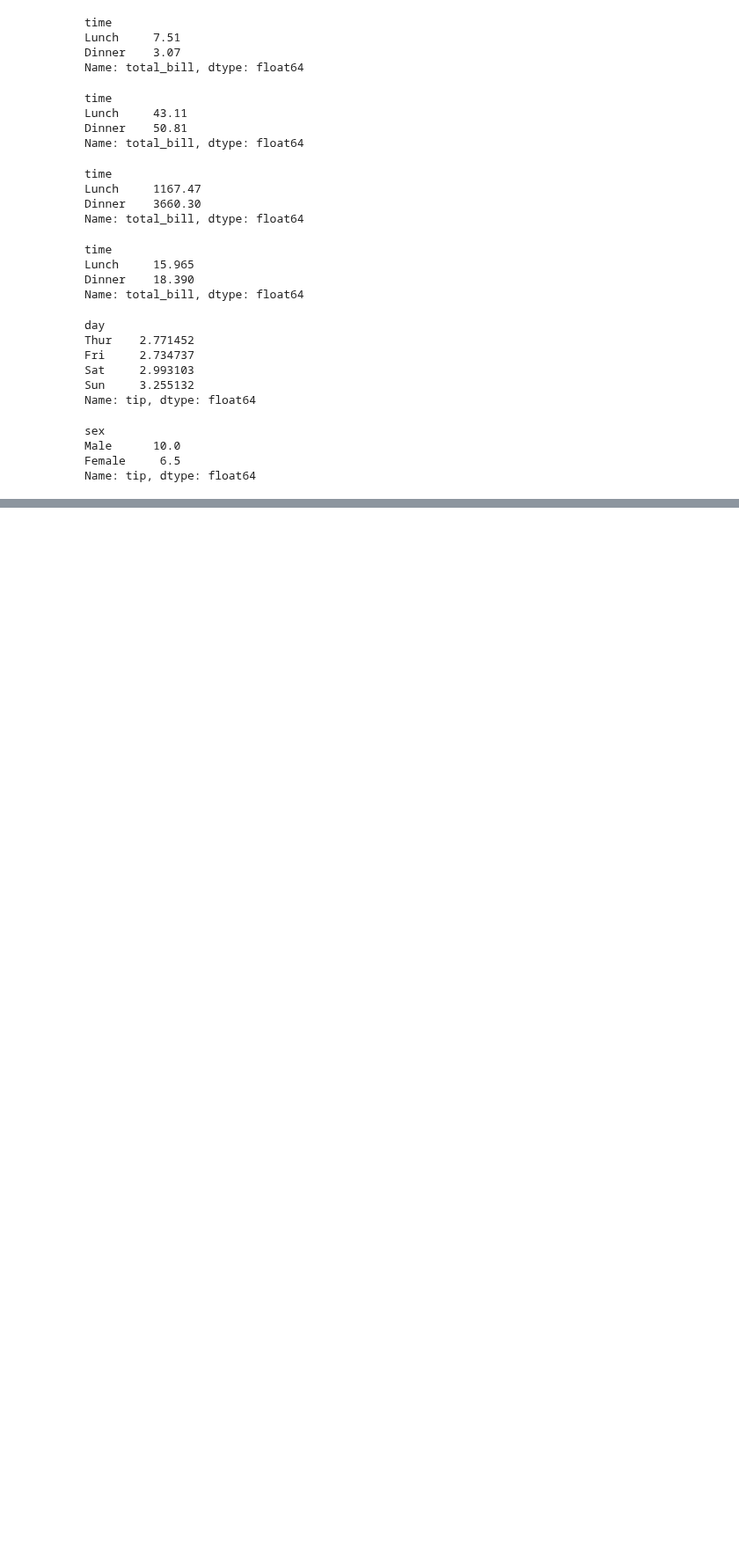
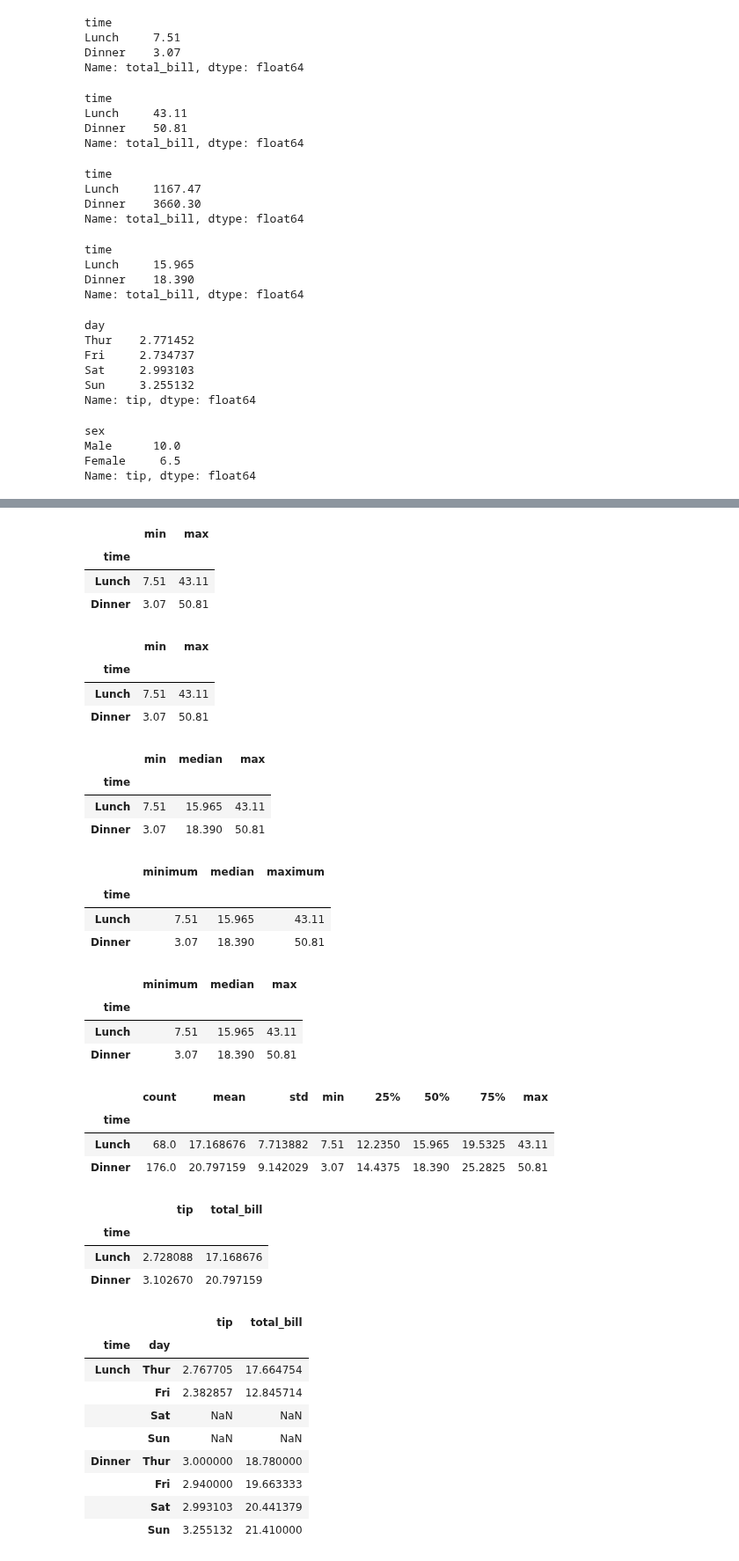
Before and after one commit to tmiller0335/Mod_2, a Jupyter notebook: Week_1/Complete_Guide_to_Python_Pandas_Groupby.ipynb, the cells around one changed output, grey strips where cells are left out. Shown at 88% size. Cells and saved outputs as stored; diff of their text form; code cells hidden in the pictures; blank space fills up the shorter version.

```diff
--- a/Week_1/Complete_Guide_to_Python_Pandas_Groupby.ipynb
+++ b/Week_1/Complete_Guide_to_Python_Pandas_Groupby.ipynb
@@ -145,0 +156,64 @@ Name: tip, dtype: float64
+# %%
+#multiple caculations .agg() + formats
+
+df.groupby('time')['total_bill'].agg(['min', 'max'])
+# %% [output]
+|  | min | max |
+| time |  |  |
+| Lunch | 7.51 | 43.11 |
+| Dinner | 3.07 | 50.81 |
+# %%
+df.groupby('time')['total_bill'].agg([min, max])
+# %% [output]
+|  | min | max |
+| time |  |  |
+| Lunch | 7.51 | 43.11 |
+| Dinner | 3.07 | 50.81 |
+# %%
+df.groupby('time')['total_bill'].agg(['min', np.median, 'max'])
+# %% [output]
+|  | min | median | max |
+| time |  |  |  |
+| Lunch | 7.51 | 15.965 | 43.11 |
+| Dinner | 3.07 | 18.390 | 50.81 |
+# %%
+df.groupby('time')['total_bill'].agg(minimum ='min', median = np.median, maximum = 'max')
+# %% [output]
+|  | minimum | median | maximum |
+| time |  |  |  |
+| Lunch | 7.51 | 15.965 | 43.11 |
+| Dinner | 3.07 | 18.390 | 50.81 |
+# %%
+df.groupby('time')['total_bill'].agg(['min', np.median, 'max']).rename(columns = {'min': 'minimum', 'max': 'max'})
+# %% [output]
+|  | minimum | median | max |
+| time |  |  |  |
+| Lunch | 7.51 | 15.965 | 43.11 |
+| Dinner | 3.07 | 18.390 | 50.81 |
+# %%
+df.groupby('time')['total_bill'].describe()
+# %% [output]
+|  | count | mean | std | min | 25% | 50% | 75% | max |
+| time |  |  |  |  |  |  |  |  |
+| Lunch | 68.0 | 17.168676 | 7.713882 | 7.51 | 12.2350 | 15.965 | 19.5325 | 43.11 |
+| Dinner | 176.0 | 20.797159 | 9.142029 | 3.07 | 14.4375 | 18.390 | 25.2825 | 50.81 |
+# %%
+df.groupby('time')[['tip','total_bill']].mean()
+# %% [output]
+|  | tip | total_bill |
+| time |  |  |
+| Lunch | 2.728088 | 17.168676 |
+| Dinner | 3.102670 | 20.797159 |
+# %%
+df.groupby(['time', 'day'])[['tip','total_bill']].mean()
+# %% [output]
+|  |  | tip | total_bill |
+| time | day |  |  |
+| Lunch | Thur | 2.767705 | 17.664754 |
+|  | Fri | 2.382857 | 12.845714 |
+|  | Sat | NaN | NaN |
+|  | Sun | NaN | NaN |
+| Dinner | Thur | 3.000000 | 18.780000 |
+|  | Fri | 2.940000 | 19.663333 |
+|  | Sat | 2.993103 | 20.441379 |
+|  | Sun | 3.255132 | 21.410000 |
```
Also changed, not shown: parts of 5 cells of this notebook.
